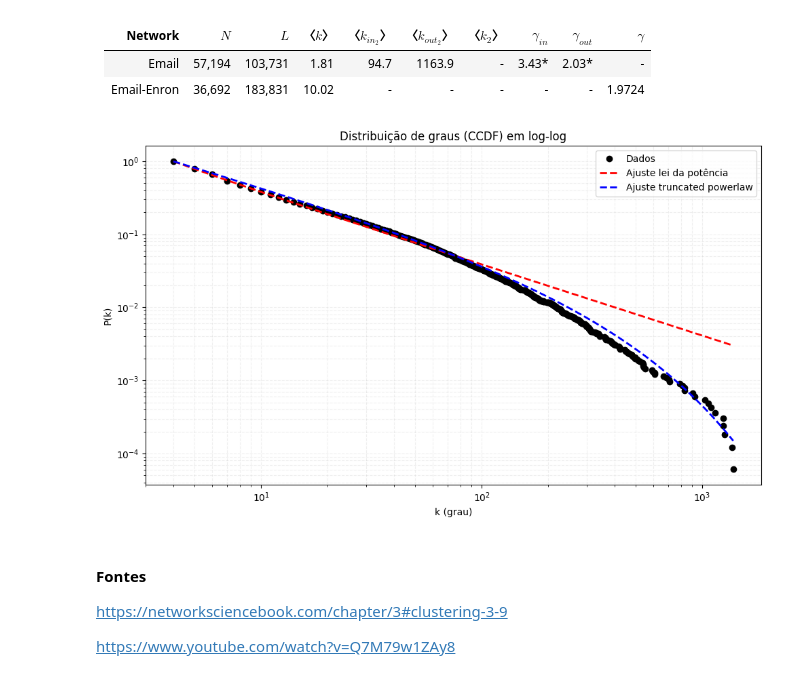
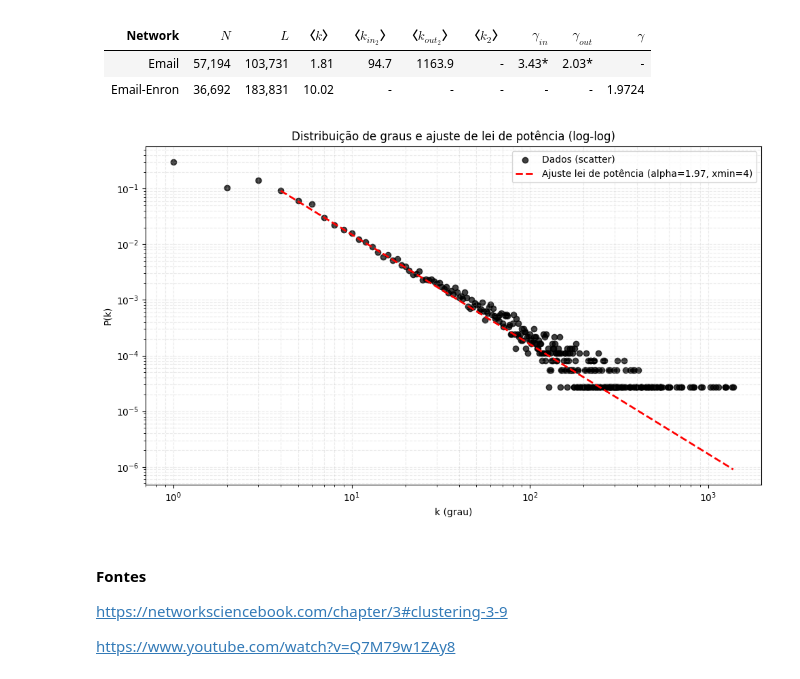
Before and after one commit to tiagostmg/grafos, a Jupyter notebook: src/entrega_1.ipynb, the cells around one changed output. Cells and saved outputs as stored; diff of their text form; code cells hidden in the pictures.

```diff
--- a/src/entrega_1.ipynb
+++ b/src/entrega_1.ipynb
@@ -467,36 +467,34 @@ Email-Enron | 36,692 | 183,831 | 10.02 | - | - | - | - | - | 1.9724
 # %%
 fig, ax = plt.subplots(figsize=(10, 6))
 
-# PDF é para variáveis contínuas, PMF é para variáveis discretas. Como o grau é discreto, usamos PMF.
+# Dados empíricos p(k)
+ax.scatter(df['degree'], df['probability'], color='black', alpha=0.75, label='Dados (scatter)')
 
-# PMF → probabilidade exata de valor k
+# Ajuste de lei de potência (na mesma escala de p(k) vs k)
+alpha = fit.power_law.alpha
+xmin = int(fit.power_law.xmin)
 
-# PDF → densidade em torno de k (não é probabilidade direta)
+k_fit = np.arange(xmin, max(unique_k) + 1)
+y_fit = (k_fit / xmin) ** (-alpha)
 
-# CDF → probabilidade acumulada até k
+# Escala vertical para alinhar a curva com os dados empíricos
+p_xmin = pk(g, xmin) if xmin in unique_k else max(pk_list)
+y_fit = y_fit * (p_xmin / y_fit[0])
 
-# CCDF → probabilidade de grau maior ou igual a k
+ax.plot(k_fit, y_fit, color='red', linestyle='--', linewidth=2,
+        label=f'Ajuste lei de potência (alpha={alpha:.2f}, xmin={xmin})')
 
-# Dados empíricos (CCDF)
-fit.plot_ccdf(ax=ax, color="black", marker="o", linestyle="None", label="Dados")
-
-# Ajuste power law
-fit.power_law.plot_ccdf(ax=ax, color="red", linestyle="--",
-                       linewidth=2, label="Ajuste lei da potência")
-
-fit.truncated_power_law.plot_ccdf(ax=ax, color="blue", linestyle="--",
-                       linewidth=2, label="Ajuste truncated powerlaw")
-
-
-ax.set_xlabel("k (grau)")
-ax.set_ylabel("P(k)")
-ax.set_title("Distribuição de graus (CCDF) em log-log")
-ax.grid(True, which="both", ls="--", alpha=0.2)
+ax.set_xscale('log')
+ax.set_yscale('log')
+ax.set_xlabel('k (grau)')
+ax.set_ylabel('P(k)')
+ax.set_title('Distribuição de graus e ajuste de lei de potência (log-log)')
+ax.grid(True, which='both', ls='--', alpha=0.25)
 ax.legend()
 plt.tight_layout()
 plt.show()
 # %% [output]
-[figure, old version]
+[figure, new version]
 # %% [markdown]
 #### Fontes
 https://networksciencebook.com/chapter/3#clustering-3-9
```
